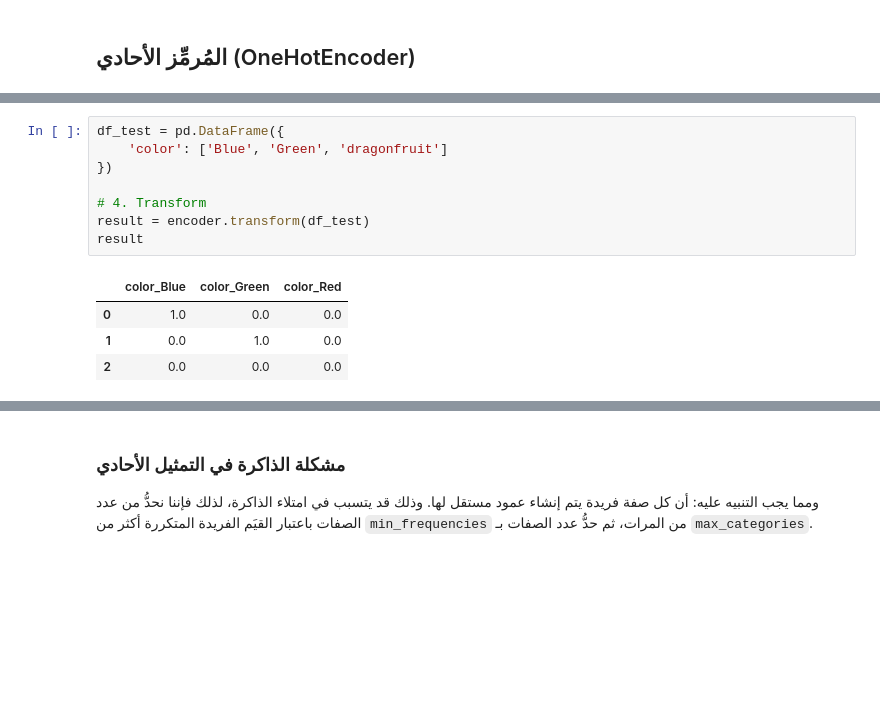
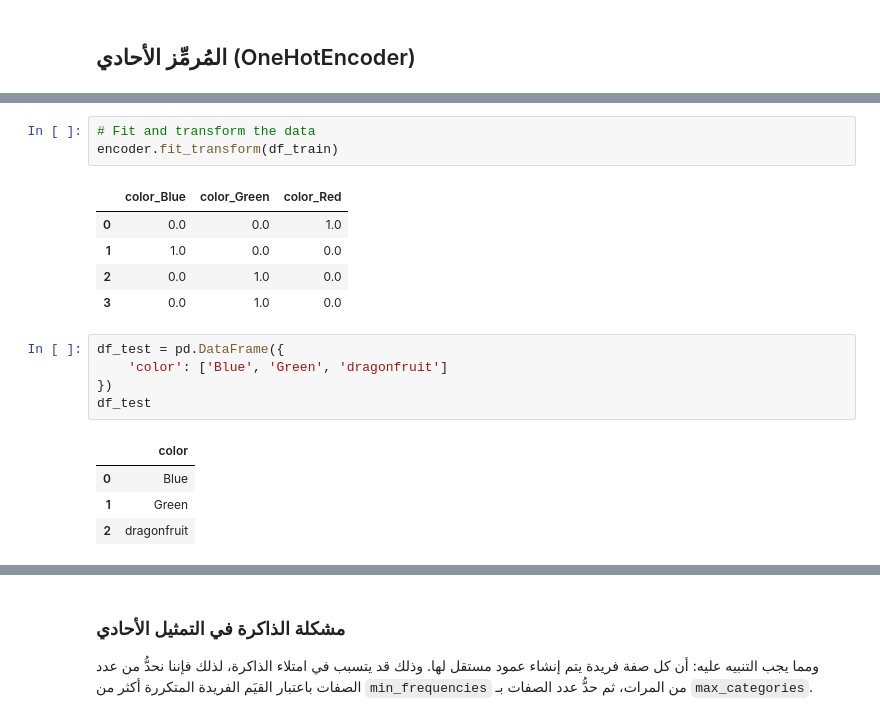
Before and after one commit to HassanAlgoz/machine-learning-python, a Jupyter notebook: content/modules/M1/03_multi/02_encode.ipynb, the cells around one changed output, grey strips where cells are left out. Drawn from its saved outputs; the diff is of its cells as text; blank space fills up the shorter version.

Commit message:
M1.03: improvements
- sequencing in 04_pipelines
- display of dataframes in 02_encode
- review examples and order in 01_scale
- make 03_impute a notebook

```diff
--- a/content/modules/M1/03_multi/02_encode.ipynb
+++ b/content/modules/M1/03_multi/02_encode.ipynb
@@ -71,13 +83,19 @@ OneHotEncoder(handle_unknown='infrequent_if_exist', sparse_output=False)
+# %%
+# Fit and transform the data
+encoder.fit_transform(df_train)
+# %% [output]
+|  | color_Blue | color_Green | color_Red |
+| 0 | 0.0 | 0.0 | 1.0 |
+| 1 | 1.0 | 0.0 | 0.0 |
+| 2 | 0.0 | 1.0 | 0.0 |
+| 3 | 0.0 | 1.0 | 0.0 |
 # %%
 df_test = pd.DataFrame({
     'color': ['Blue', 'Green', 'dragonfruit']
 })
-
-# 4. Transform
-result = encoder.transform(df_test)
-result
+df_test
 # %% [output]
-|  | color_Blue | color_Green | color_Red |
-| 0 | 1.0 | 0.0 | 0.0 |
-| 1 | 0.0 | 1.0 | 0.0 |
-| 2 | 0.0 | 0.0 | 0.0 |
+|  | color |
+| 0 | Blue |
+| 1 | Green |
+| 2 | dragonfruit |
```
Also changed, not shown: parts of 12 cells of this notebook, 9 other files.
